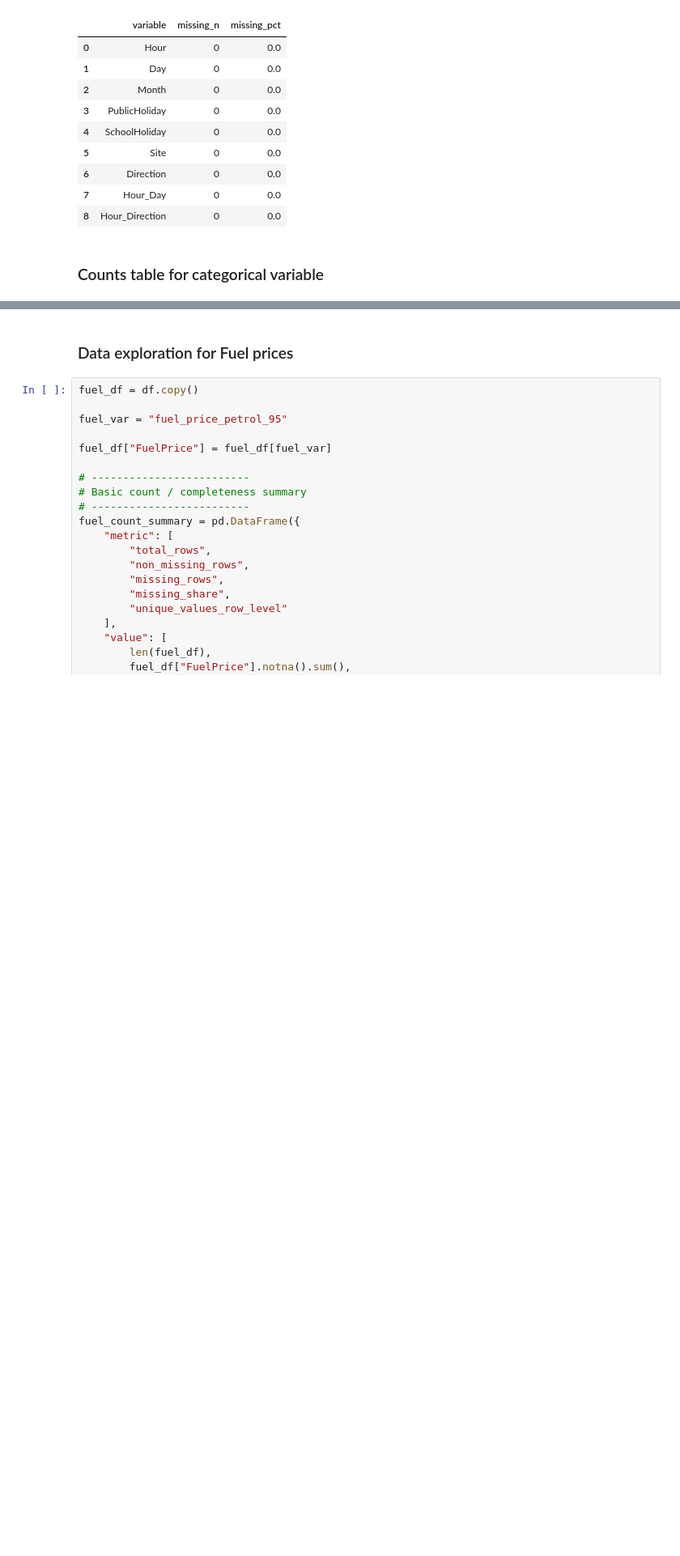
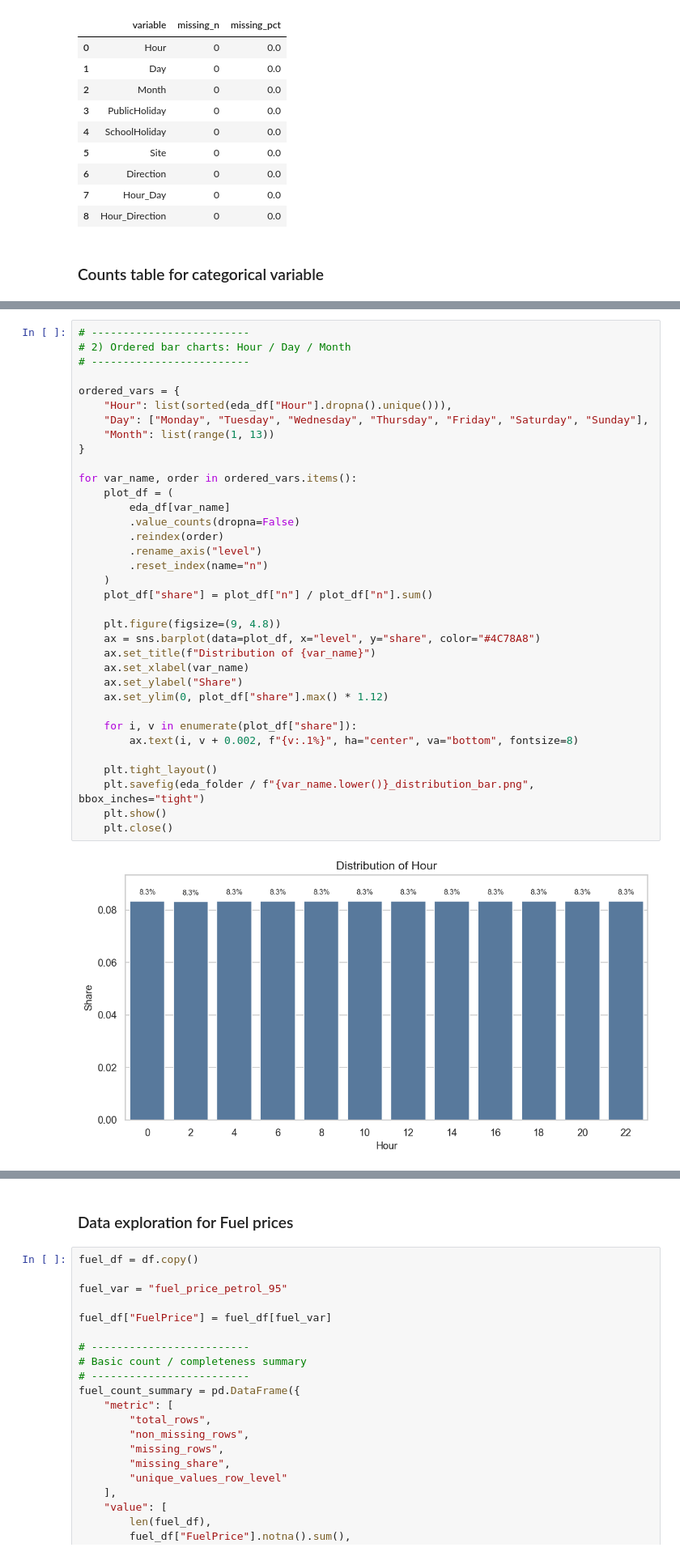
Before and after one commit to annasolodka/mda-cycling-traffic-analysis, a Jupyter notebook: notebooks/03_exploratory_data_analysis.ipynb, the cells around one changed output, grey strips where cells are left out. Shown at 81% size. Saved outputs shown, nothing was run; the diff lists cells and outputs as text; blank space fills up the shorter version.

```diff
--- a/notebooks/03_exploratory_data_analysis.ipynb
+++ b/notebooks/03_exploratory_data_analysis.ipynb
@@ -134,0 +191,37 @@ counts_summary_long.head(50)
+# %%
+# -------------------------
+# 2) Ordered bar charts: Hour / Day / Month
+# -------------------------
+
+ordered_vars = {
+    "Hour": list(sorted(eda_df["Hour"].dropna().unique())),
+    "Day": ["Monday", "Tuesday", "Wednesday", "Thursday", "Friday", "Saturday", "Sunday"],
+    "Month": list(range(1, 13))
+}
+
+for var_name, order in ordered_vars.items():
+    plot_df = (
+        eda_df[var_name]
+        .value_counts(dropna=False)
+        .reindex(order)
+        .rename_axis("level")
+        .reset_index(name="n")
+    )
+    plot_df["share"] = plot_df["n"] / plot_df["n"].sum()
+
+    plt.figure(figsize=(9, 4.8))
+    ax = sns.barplot(data=plot_df, x="level", y="share", color="#4C78A8")
+    ax.set_title(f"Distribution of {var_name}")
+    ax.set_xlabel(var_name)
+    ax.set_ylabel("Share")
+    ax.set_ylim(0, plot_df["share"].max() * 1.12)
+
+    for i, v in enumerate(plot_df["share"]):
+        ax.text(i, v + 0.002, f"{v:.1%}", ha="center", va="bottom", fontsize=8)
+
+    plt.tight_layout()
+    plt.savefig(eda_folder / f"{var_name.lower()}_distribution_bar.png", bbox_inches="tight")
+    plt.show()
+    plt.close()
+# %% [output]
+[figure, added]
```
Also changed, not shown: parts of 9 cells of this notebook.
